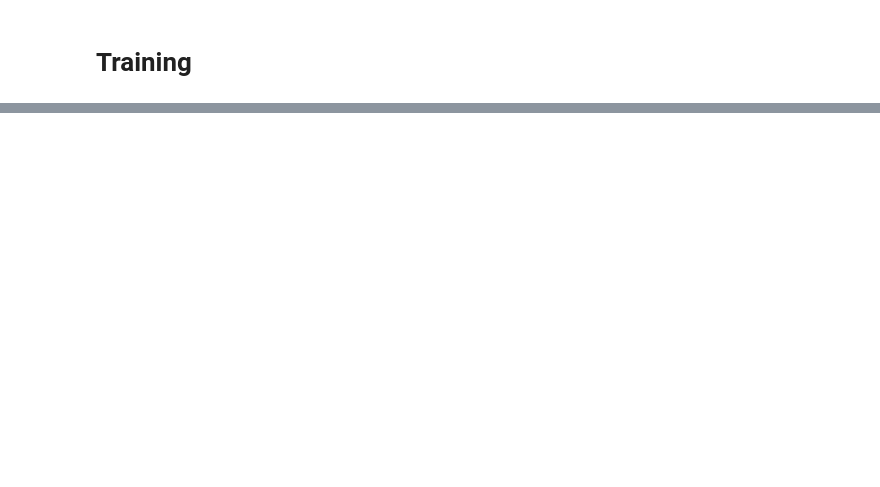
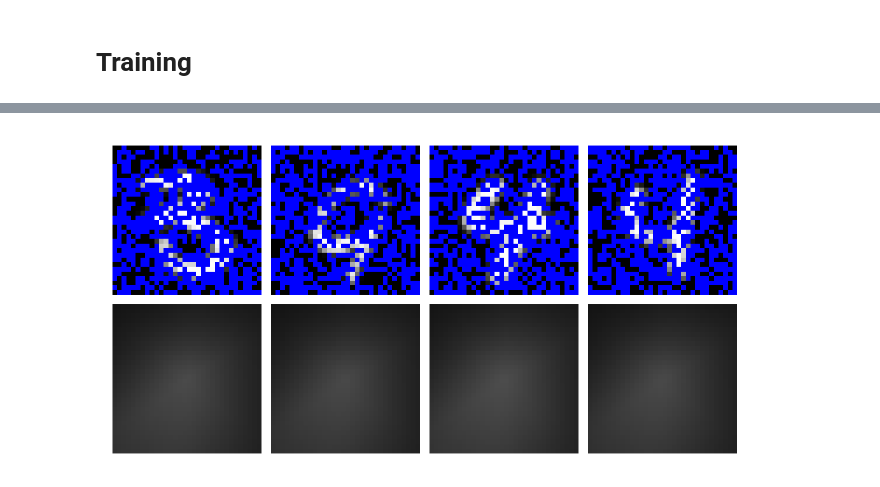
Before and after one commit to YannDubs/Semi-Supervised-Neural-Processes, a Jupyter notebook: notebooks/Neural Process Images.ipynb, the cells around one changed output, grey strips where cells are left out. Drawn from its saved outputs; the diff is of its cells as text; code cells hidden in the pictures; blank space fills up the shorter version.

```diff
--- a/notebooks/Neural Process Images.ipynb
+++ b/notebooks/Neural Process Images.ipynb
@@ -155,0 +243,14 @@ train_all_models_(data_models, "results/notebooks/neural_process/u_gnp_layer14",
+# %%
+data_trainers_general = train_models_({k:v for k,v in datasets.items() if k =="mnist"},
+                      models_general,
+                      NeuralProcessLoss,
+                      data_specific_kwargs=data_specific_kwargs,
+                      patience=15,
+                      chckpnt_dirname=None,  # chckpnt_dirname,
+                      max_epochs=1,  # N_EPOCHS,
+                      batch_size=BATCH_SIZE,
+                      is_retrain=IS_RETRAIN,
+                      callbacks=[],
+                      iterator_train__collate_fn=cntxt_trgt_collate(get_cntxt_trgt),
+                      iterator_valid__collate_fn=cntxt_trgt_collate(get_cntxt_trgt_test),
+                      mode="transformer")
@@ -155,0 +407,13 @@ train_all_models_(data_models, "results/notebooks/neural_process/u_gnp_layer14",
+# %%
+for data_name, (data_train, data_test) in datasets.items():
+    if data_name != "mnist":
+        continue
+    plot_predictions_img_general(data_test,
+                          GridCntxtTrgtGetter(context_masker=RandomMasker(min_nnz=.4, max_nnz=.4),#partial(half_masker, dim=1), #
+                                             target_masker=no_masker,
+                                             is_add_cntxts_to_trgts=False),
+                          data_trainers_general[data_name+"/"+"anp_simple"].module_.cpu(),
+                          n_plots=4,
+                          figsize=(18, 6))
+# %% [output]
+[figure, added]
```
Also changed, not shown: parts of 25 cells of this notebook, 9 other files.
